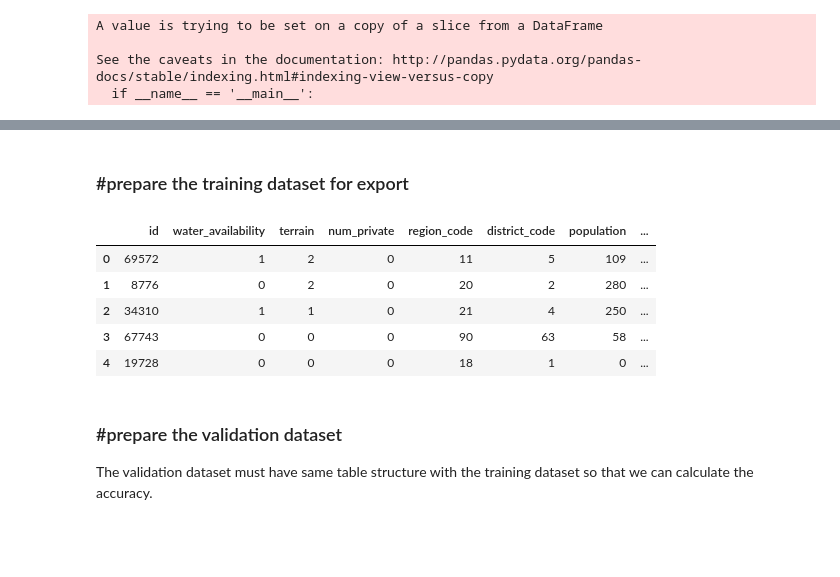
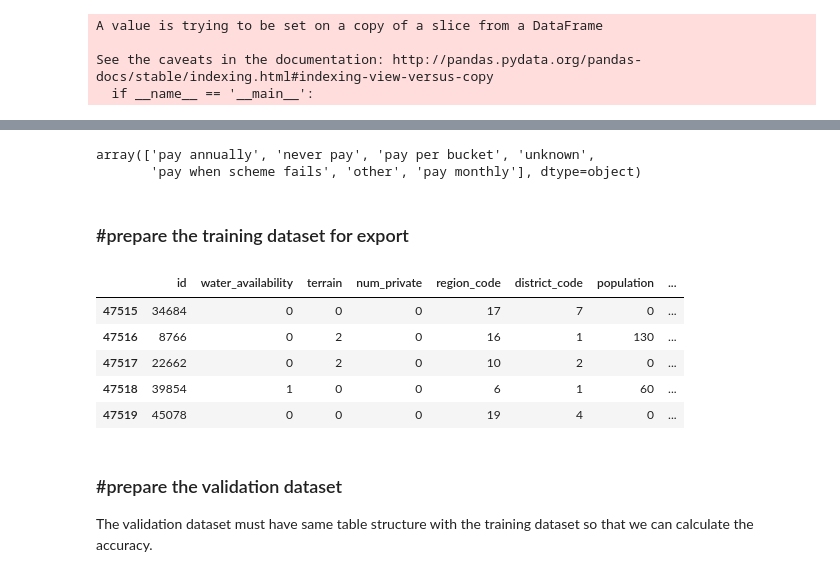
Before and after one commit to febrifahmi/TzW, a Jupyter notebook: Preparation_TzW.ipynb, the cells around one changed output, grey strips where cells are left out. Cells and saved outputs as stored; diff of their text form; code cells hidden in the pictures; blank space fills up the shorter version.

```diff
--- a/Preparation_TzW.ipynb
+++ b/Preparation_TzW.ipynb
@@ -32,6 +32,8 @@ preparation.csv       submission3rf.csv  testset.csv
 47520.0
 # %%
 dftrain = pd.read_csv('preparation.csv',delimiter=',',nrows=47520)
+# %%
+dfpayment = pd.read_csv('trainingset.csv',delimiter=',',nrows=47520)
 # %%
 dftrain.tail()
 # %% [output]
@@ -83,19 +86,34 @@ Index([u'id', u'amount_tsh', u'gps_height', u'longitude', u'latitude',
       dtype='object')
 # %%
 dftrain['water_availability'] = dftrain.apply(lambda row: 0 if row['amount_tsh']==0.0 else 1,axis=1)
+# %%
+dftrain['payment'] = dfpayment['payment']
+# %%
+dftrain['payment'].unique()
+# %% [output]
+array(['pay annually', 'never pay', 'pay per bucket', 'unknown',
+       'pay when scheme fails', 'other', 'pay monthly'], dtype=object)
+# %%
+dftrain['payment'].replace('pay annually',1,inplace=True)
+dftrain['payment'].replace('never pay',2,inplace=True)
+dftrain['payment'].replace('pay per bucket',3,inplace=True)
+dftrain['payment'].replace('unknown',0,inplace=True)
+dftrain['payment'].replace('pay when scheme fails',4,inplace=True)
+dftrain['payment'].replace('other',5,inplace=True)
+dftrain['payment'].replace('pay monthly',6,inplace=True)
 # %% [markdown]
 <h3>#prepare the training dataset for export</h3>
 # %%
-dftrain2 = dftrain[['id','water_availability','terrain','num_private','region_code','district_code','population','water_quality','quality_group','quantity_group','source_type','source_class','waterpoint_type','wp_age','daysdiff','status_group']].copy()
+dftrain2 = dftrain[['id','water_availability','terrain','num_private','region_code','district_code','population','water_quality','quality_group','quantity_group','source_type','source_class','waterpoint_type','wp_age','daysdiff','payment','status_group']].copy()
 # %%
-dftrain2.head()
+dftrain2.tail()
 # %% [output]
 |  | id | water_availability | terrain | num_private | region_code | district_code | population | ... |
-| 0 | 69572 | 1 | 2 | 0 | 11 | 5 | 109 | ... |
-| 1 | 8776 | 0 | 2 | 0 | 20 | 2 | 280 | ... |
-| 2 | 34310 | 1 | 1 | 0 | 21 | 4 | 250 | ... |
-| 3 | 67743 | 0 | 0 | 0 | 90 | 63 | 58 | ... |
-| 4 | 19728 | 0 | 0 | 0 | 18 | 1 | 0 | ... |
+| 47515 | 34684 | 0 | 0 | 0 | 17 | 7 | 0 | ... |
+| 47516 | 8766 | 0 | 2 | 0 | 16 | 1 | 130 | ... |
+| 47517 | 22662 | 0 | 2 | 0 | 10 | 2 | 0 | ... |
+| 47518 | 39854 | 1 | 0 | 0 | 6 | 1 | 60 | ... |
+| 47519 | 45078 | 0 | 0 | 0 | 19 | 4 | 0 | ... |
 # %%
 dftrain2.to_csv('dftrain.csv',sep=',',header=True,index=False)
 # %% [markdown]
```
Also changed, not shown: parts of 15 cells of this notebook, 1 other file.
